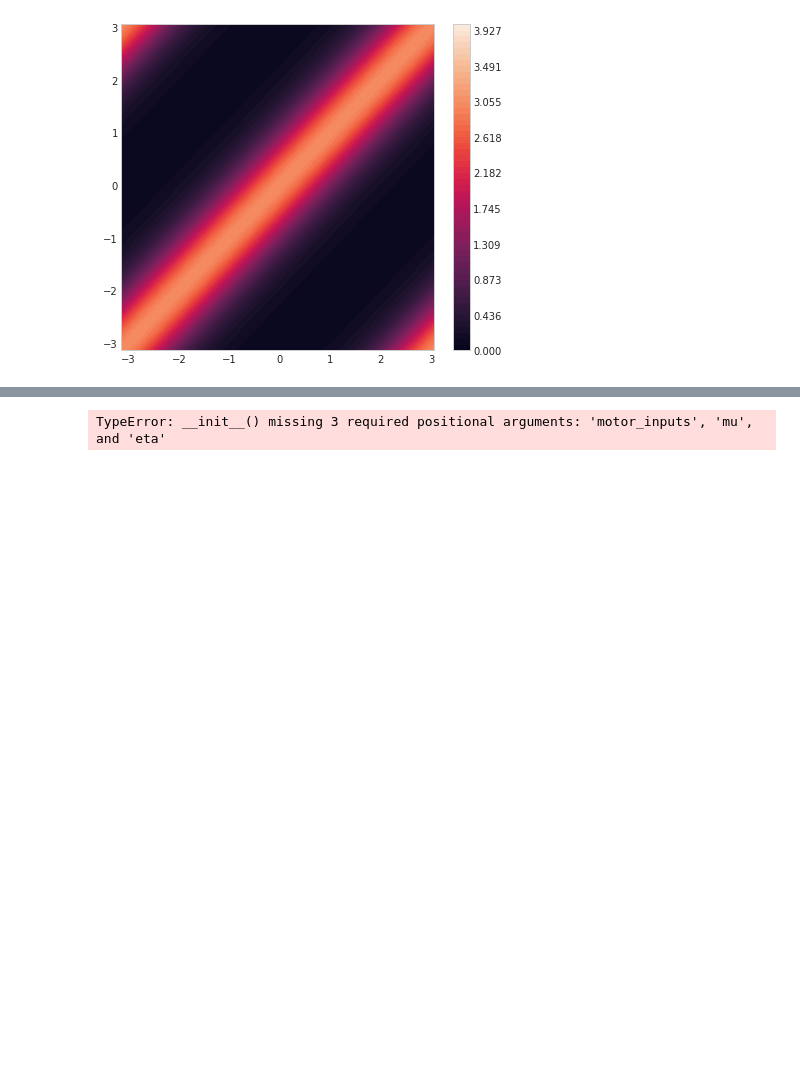
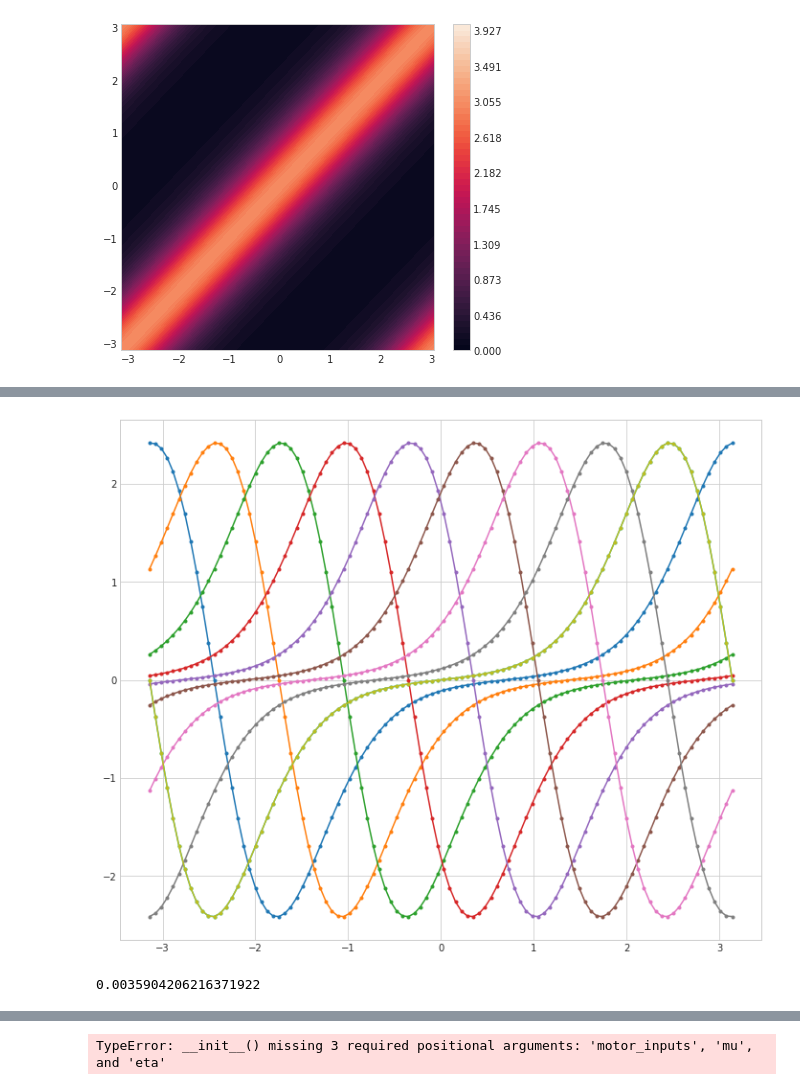
Before and after one commit to mlprt/neurkal, a Jupyter notebook: exploration.ipynb, the cells around one changed output, grey strips where cells are left out. Cells and saved outputs as stored; diff of their text form; code cells hidden in the pictures; blank space fills up the shorter version.

```diff
--- a/exploration.ipynb
+++ b/exploration.ipynb
@@ -11,7 +13,8 @@ from matplotlib import pyplot as plt
 import seaborn as sns
 # %%
-# plot style setup
+## Plot style setup
 sns.set_style("whitegrid")
+palette = itertools.cycle(sns.color_palette())
 # %%
 def gen_input_act(a, b=2, c=1, d=0.01):
     def input_act(x, x_i):
@@ -79,3 +91,25 @@ plt.show()
+# %%
+f_ = [(lambda x_i: (lambda x_: input_act(x_, x_i)))(x_i) for x_i in recurrent_net.prefs[0]]
+dx_f_ = np.array([derivative(f, x, dx=0.1) for f in f_])
+cr_bound_ = 1 / np.matmul(np.matmul(dx_f_, np.diag(fs)), dx_f_.T)
+# %%
+# testing analytical vs. numerical derivation
+r = np.linspace(-np.pi, np.pi, 100)
+prefs = np.linspace(-np.pi, np.pi, 10)
+fig, ax = plt.subplots(figsize=(12, 10))
+for p in prefs:
+    color = next(palette)
+    f_ = lambda x_: input_act(x_, p)
+    d_f_0 = np.array([input_act_d(x_, p) for x_ in r])
+    d_f_1 = np.array([derivative(f_, x_, dx=0.001) for x_ in r])
+    ax.plot(r, d_f_0, '-', color=color)
+    ax.plot(r, d_f_1, '.', color=color)
+# %% [output]
+[figure, added]
+# %%
+cr_bound
+# %% [output]
+0.0035904206216371922
 # %%
 # analyse variance of resulting estimates
 trials = 1000
```
Also changed, not shown: parts of 10 cells of this notebook, 1 other file.
